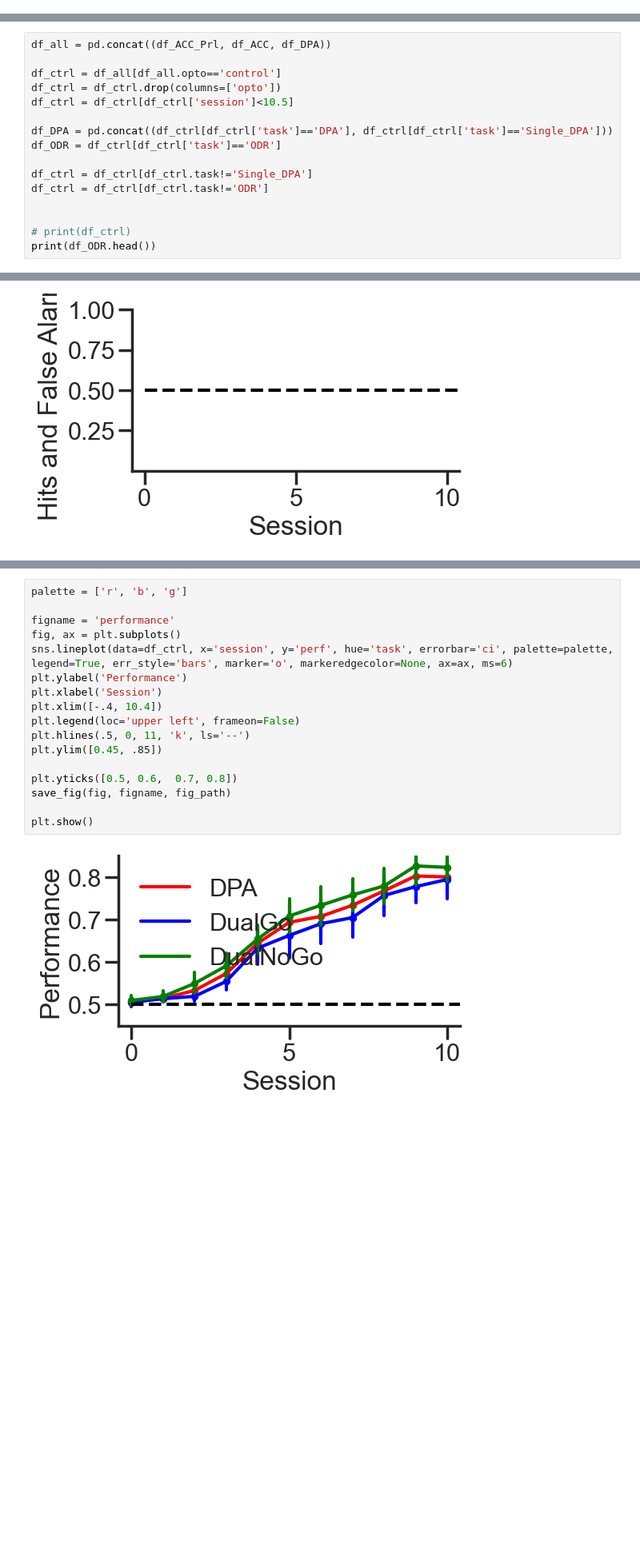
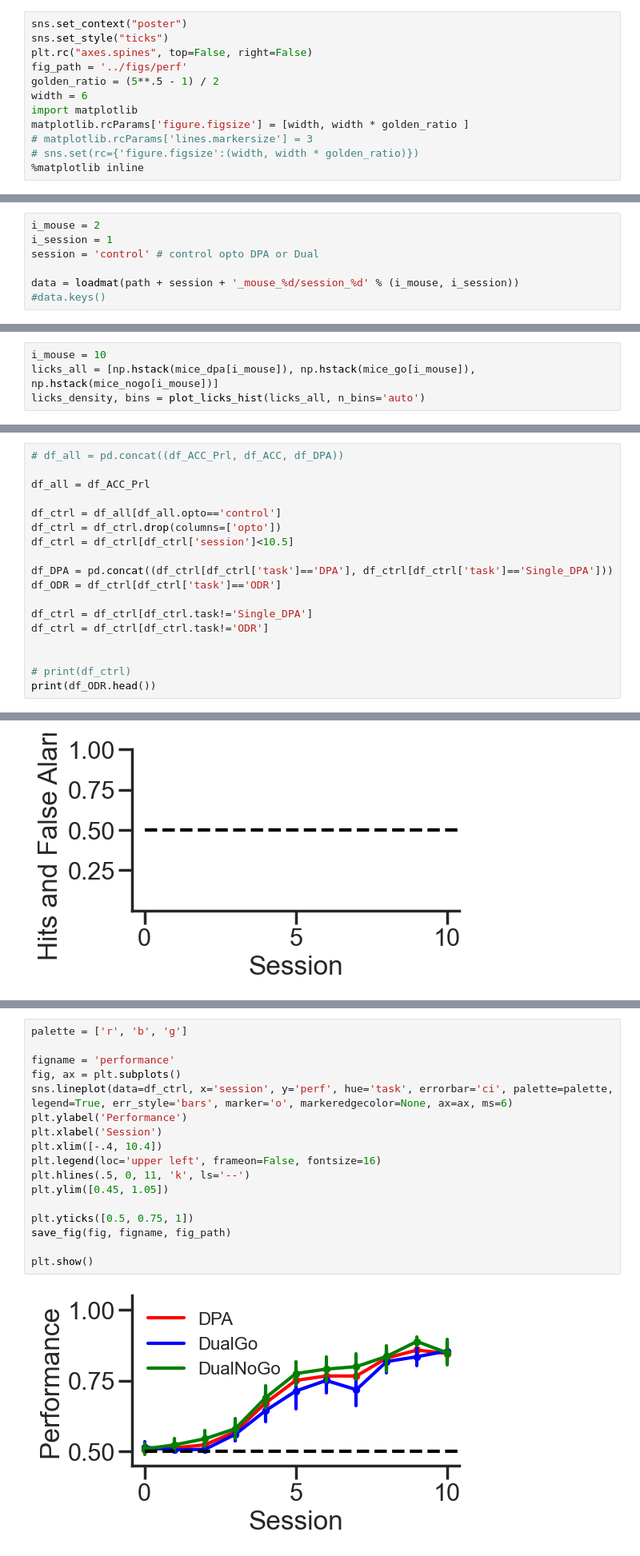
Before and after one commit to kiriclope/HiDN, a Jupyter notebook: notebooks/behavior.ipynb, the cells around one changed output, grey strips where cells are left out. Shown: that part at 80% size. Cells and saved outputs as stored; diff of their text form; blank space fills up the shorter version.

```diff
--- a/notebooks/behavior.ipynb
+++ b/notebooks/behavior.ipynb
@@ -397,0 +32,12 @@ for i in range(rate_opto.shape[0]):
+# %%
+sns.set_context("poster")
+sns.set_style("ticks")
+plt.rc("axes.spines", top=False, right=False)
+fig_path = '../figs/perf'
+golden_ratio = (5**.5 - 1) / 2
+width = 6
+import matplotlib
+matplotlib.rcParams['figure.figsize'] = [width, width * golden_ratio ]
+# matplotlib.rcParams['lines.markersize'] = 3
+# sns.set(rc={'figure.figsize':(width, width * golden_ratio)})
+%matplotlib inline
@@ -397,0 +50,7 @@ for i in range(rate_opto.shape[0]):
+# %%
+i_mouse = 2
+i_session = 1
+session = 'control' # control opto DPA or Dual
+
+data = loadmat(path + session + '_mouse_%d/session_%d' % (i_mouse, i_session))
+#data.keys()
@@ -397,0 +154,4 @@ for i in range(rate_opto.shape[0]):
+# %%
+i_mouse = 10
+licks_all = [np.hstack(mice_dpa[i_mouse]), np.hstack(mice_go[i_mouse]), np.hstack(mice_nogo[i_mouse])]
+licks_density, bins = plot_licks_hist(licks_all, n_bins='auto')
@@ -598,5 +367,7 @@ plt.show()
 # %%
-df_all = pd.concat((df_ACC_Prl, df_ACC, df_DPA))
+# df_all = pd.concat((df_ACC_Prl, df_ACC, df_DPA))
+
+df_all = df_ACC_Prl
 
 df_ctrl = df_all[df_all.opto=='control']
 df_ctrl = df_ctrl.drop(columns=['opto'])
@@ -697,22 +468,22 @@ plt.show()
 # %%
 palette = ['r', 'b', 'g']
 
 figname = 'performance'
 fig, ax = plt.subplots()
 sns.lineplot(data=df_ctrl, x='session', y='perf', hue='task', errorbar='ci', palette=palette, legend=True, err_style='bars', marker='o', markeredgecolor=None, ax=ax, ms=6)
 plt.ylabel('Performance')
 plt.xlabel('Session')
 plt.xlim([-.4, 10.4])
-plt.legend(loc='upper left', frameon=False)
+plt.legend(loc='upper left', frameon=False, fontsize=16)
 plt.hlines(.5, 0, 11, 'k', ls='--')
-plt.ylim([0.45, .85])
+plt.ylim([0.45, 1.05])
 
-plt.yticks([0.5, 0.6,  0.7, 0.8])
+plt.yticks([0.5, 0.75, 1])
 save_fig(fig, figname, fig_path)
 
 plt.show()
 # %% [output]
-[figure, old version]
+[figure, new version]
 # %%
 palette = ['r', 'b', 'g']
 figname = 'false_alarms'
```
Also changed, not shown: parts of 72 cells of this notebook.
